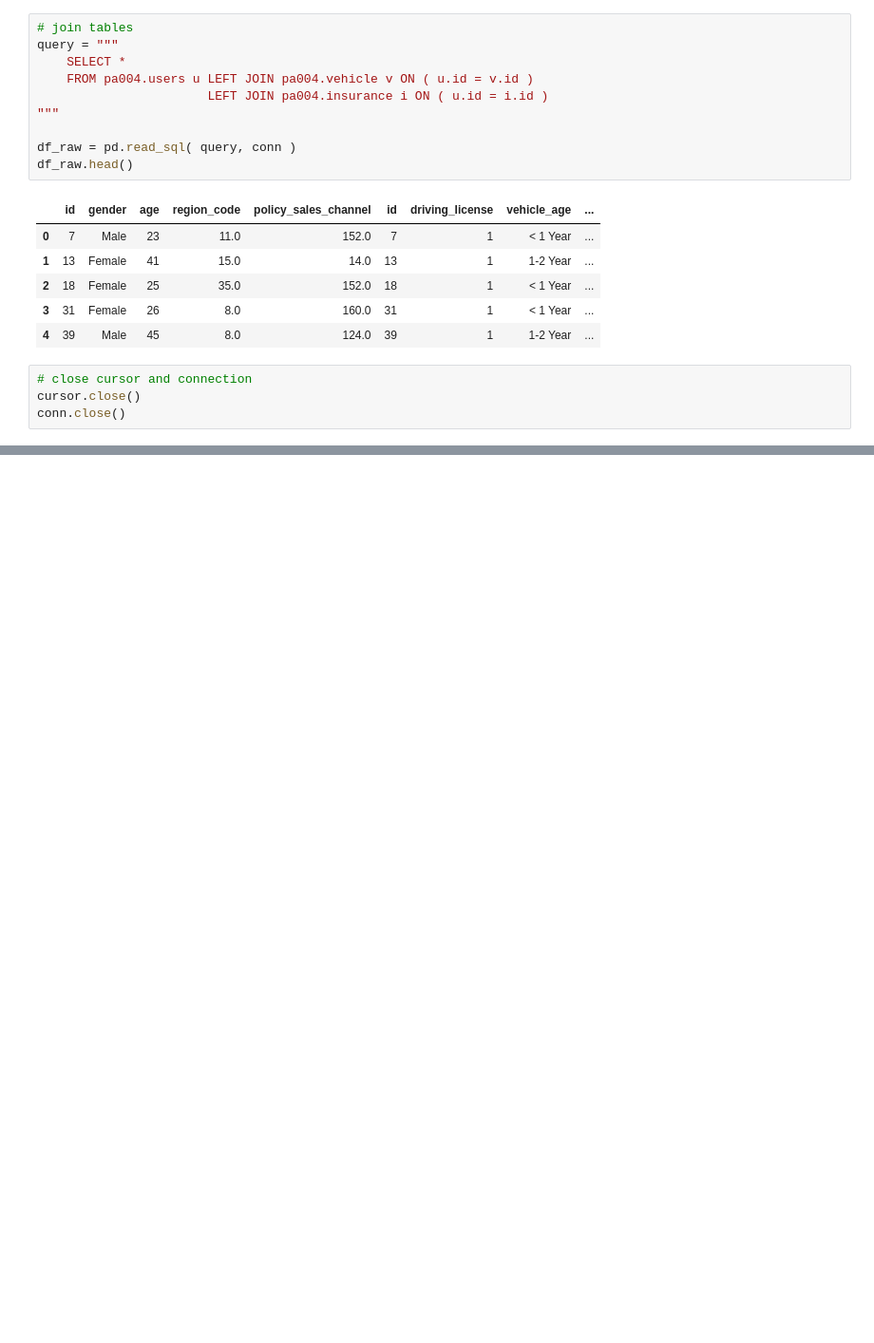
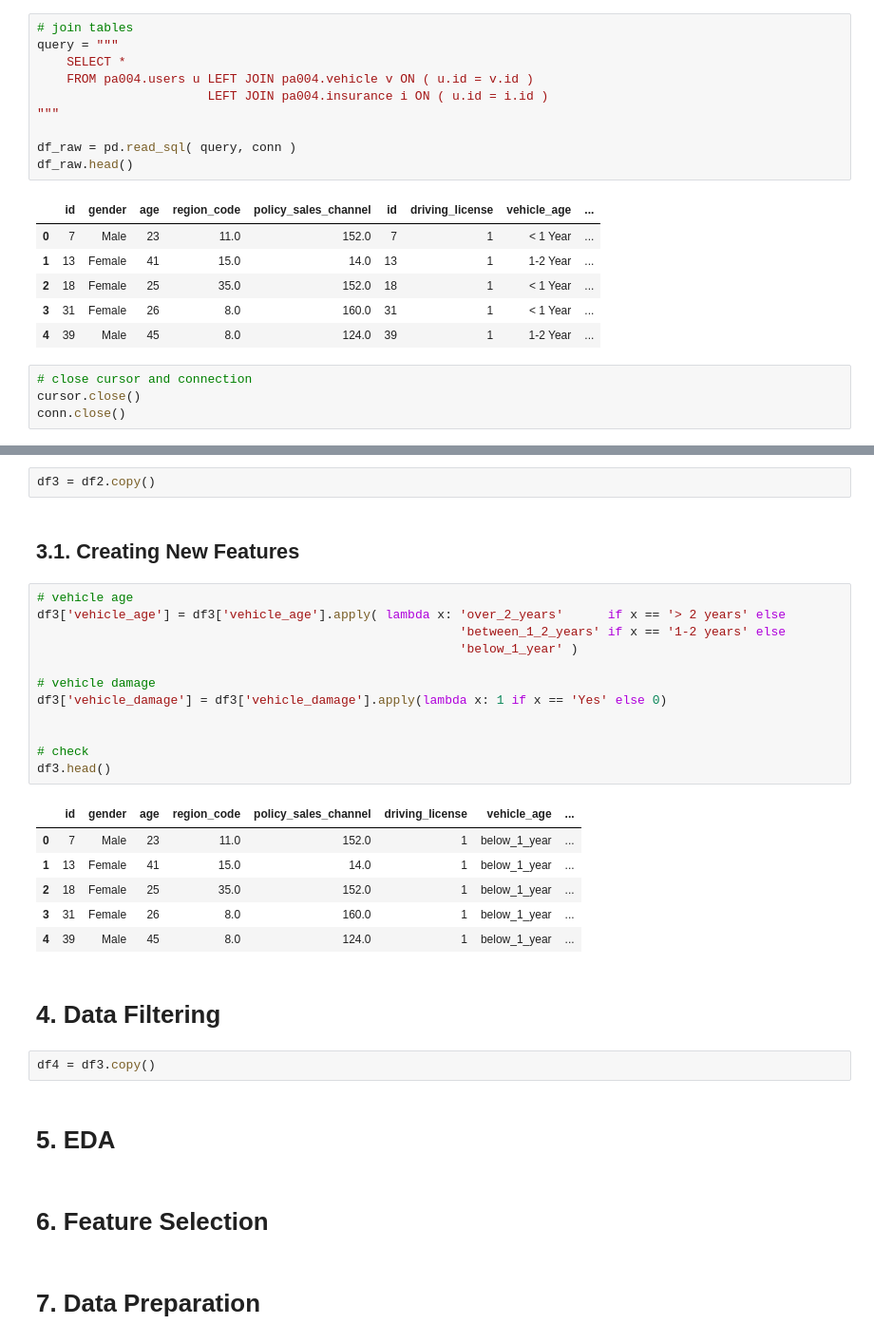
Before and after one commit to Gutscs/Health-Insurance-Cross-Sell, a Jupyter notebook: HealthInsurance.ipynb, the cells around one changed output, grey strips where cells are left out. Shown: that part at 95% size. Cells and saved outputs as stored; diff of their text form; blank space fills up the shorter version.

```diff
--- a/HealthInsurance.ipynb
+++ b/HealthInsurance.ipynb
@@ -192,0 +383,33 @@ conn.close()
+# %%
+df3 = df2.copy()
+# %% [markdown]
+## 3.1. Creating New Features
+# %%
+# vehicle age
+df3['vehicle_age'] = df3['vehicle_age'].apply( lambda x: 'over_2_years'      if x == '> 2 years' else
+                                                         'between_1_2_years' if x == '1-2 years' else
+                                                         'below_1_year' )
+
+# vehicle damage
+df3['vehicle_damage'] = df3['vehicle_damage'].apply(lambda x: 1 if x == 'Yes' else 0)
+
+
+# check
+df3.head()
+# %% [output]
+|  | id | gender | age | region_code | policy_sales_channel | driving_license | vehicle_age | ... |
+| 0 | 7 | Male | 23 | 11.0 | 152.0 | 1 | below_1_year | ... |
+| 1 | 13 | Female | 41 | 15.0 | 14.0 | 1 | below_1_year | ... |
+| 2 | 18 | Female | 25 | 35.0 | 152.0 | 1 | below_1_year | ... |
+| 3 | 31 | Female | 26 | 8.0 | 160.0 | 1 | below_1_year | ... |
+| 4 | 39 | Male | 45 | 8.0 | 124.0 | 1 | below_1_year | ... |
+# %% [markdown]
+# 4. Data Filtering
+# %%
+df4 = df3.copy()
+# %% [markdown]
+# 5. EDA
+# %% [markdown]
+# 6. Feature Selection
+# %% [markdown]
+# 7. Data Preparation
```
Also changed, not shown: parts of 35 cells of this notebook.
